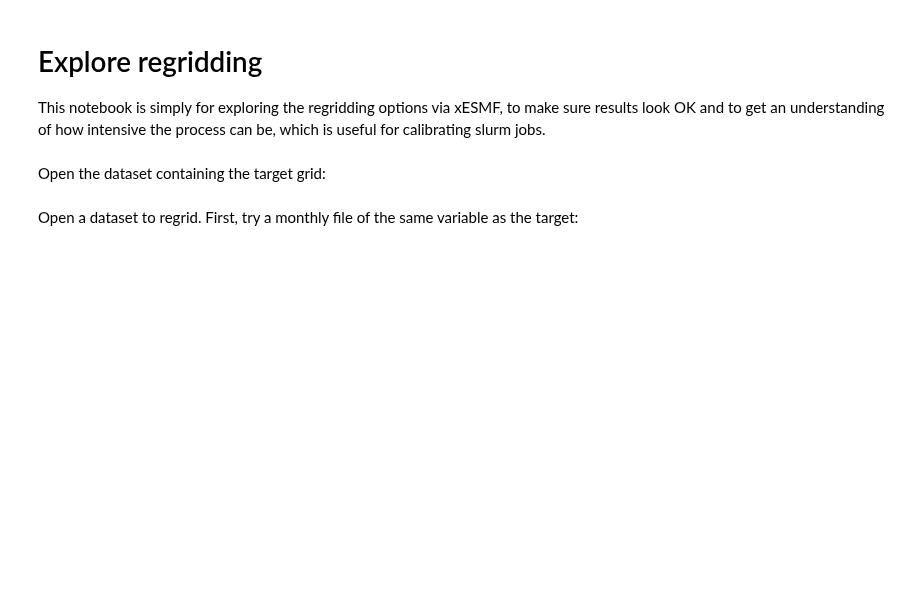
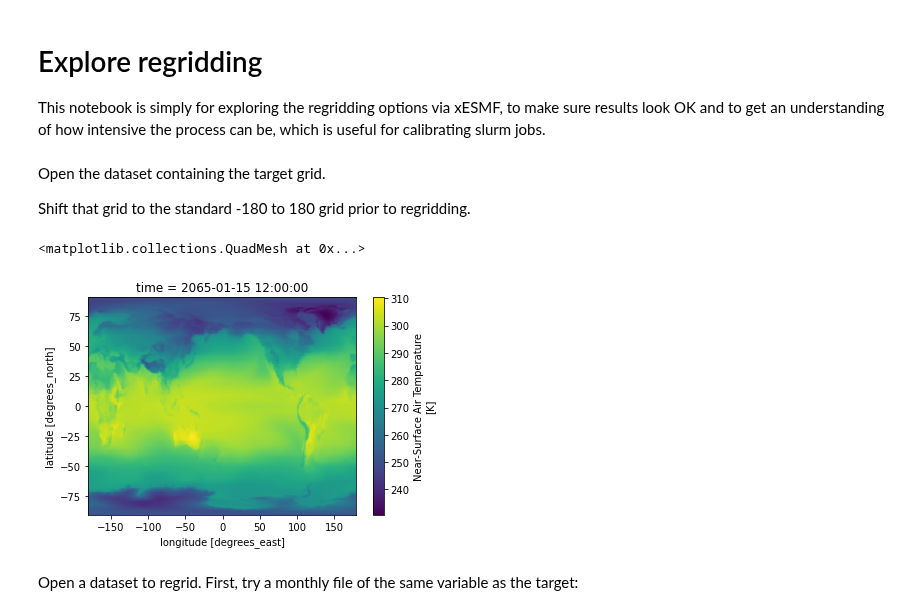
Before and after one commit to ua-snap/cmip6-utils, a Jupyter notebook: regridding/explore_regridding.ipynb, the cells around one changed output. Saved outputs shown, nothing was run; the diff lists cells and outputs as text; code cells hidden in the pictures; blank space fills up the shorter version.

```diff
--- a/regridding/explore_regridding.ipynb
+++ b/regridding/explore_regridding.ipynb
@@ -14,5 +15,7 @@ import warnings
 warnings.filterwarnings("ignore", category=xr.SerializationWarning)
 # %% [markdown]
-Open the dataset containing the target grid:
+Open the dataset containing the target grid.
+
+Shift that grid to the standard -180 to 180 grid prior to regridding.
 # %%
 dst_ds = xr.open_dataset(target_grid_fp)
@@ -19,3 +30,8 @@ dst_ds = xr.open_dataset(target_grid_fp)
+# %%
+dst_ds.isel(time=0).tas.plot()
+# %% [output]
+<matplotlib.collections.QuadMesh at 0x...>
+[figure, added]
 # %% [markdown]
 Open a dataset to regrid. First, try a monthly file of the same variable as the target:
 # %%
```
Also changed, not shown: parts of 13 cells of this notebook.
